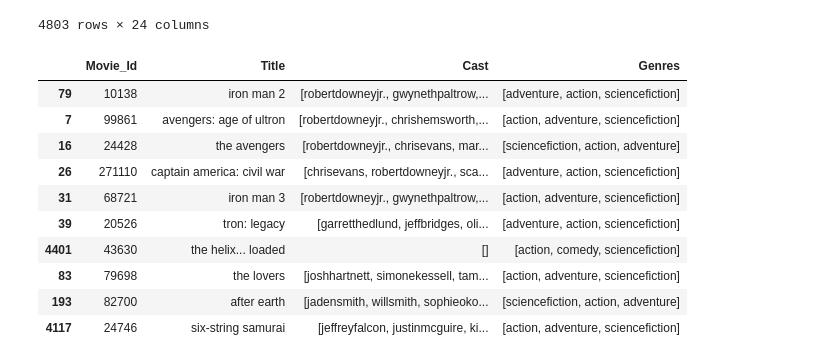
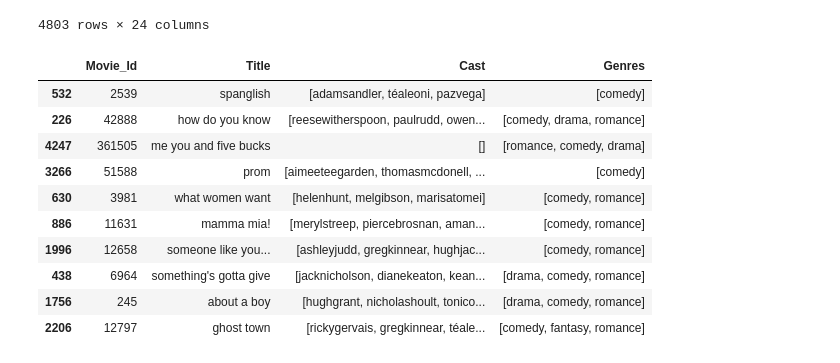
Before and after one commit to ethomps33/Final_Project, a Jupyter notebook: Resources/Movie Ratings.ipynb, the cells around one changed output. Saved outputs shown, nothing was run; the diff lists cells and outputs as text; code cells hidden in the pictures.

```diff
--- a/Resources/Movie Ratings.ipynb
+++ b/Resources/Movie Ratings.ipynb
@@ -330,18 +330,18 @@ cosine_sim2 = cosine_similarity(count_matrix, count_matrix)
 # Reset index of our main DataFrame and construct reverse mapping as before
 movie_ratings = movie_ratings.reset_index()
 indices = pd.Series(movie_ratings.index, index=movie_ratings['title_x'])
-# %%
-get_recommendations('iron man', cosine_sim2)
-# %% [output]
-|  | Movie_Id | Title | Cast | Genres |
-| 79 | 10138 | iron man 2 | [robertdowneyjr., gwynethpaltrow,... | [adventure, action, sciencefiction] |
-| 7 | 99861 | avengers: age of ultron | [robertdowneyjr., chrishemsworth,... | [action, adventure, sciencefiction] |
-| 16 | 24428 | the avengers | [robertdowneyjr., chrisevans, mar... | [sciencefiction, action, adventure] |
-| 26 | 271110 | captain america: civil war | [chrisevans, robertdowneyjr., sca... | [adventure, action, sciencefiction] |
-| 31 | 68721 | iron man 3 | [robertdowneyjr., gwynethpaltrow,... | [action, adventure, sciencefiction] |
-| 39 | 20526 | tron: legacy | [garretthedlund, jeffbridges, oli... | [adventure, action, sciencefiction] |
-| 4401 | 43630 | the helix... loaded | [] | [action, comedy, sciencefiction] |
-| 83 | 79698 | the lovers | [joshhartnett, simonekessell, tam... | [action, adventure, sciencefiction] |
-| 193 | 82700 | after earth | [jadensmith, willsmith, sophieoko... | [sciencefiction, action, adventure] |
-| 4117 | 24746 | six-string samurai | [jeffreyfalcon, justinmcguire, ki... | [action, adventure, sciencefiction] |
+# %%
+get_recommendations('as good as it gets', cosine_sim2)
+# %% [output]
+|  | Movie_Id | Title | Cast | Genres |
+| 532 | 2539 | spanglish | [adamsandler, téaleoni, pazvega] | [comedy] |
+| 226 | 42888 | how do you know | [reesewitherspoon, paulrudd, owen... | [comedy, drama, romance] |
+| 4247 | 361505 | me you and five bucks | [] | [romance, comedy, drama] |
+| 3266 | 51588 | prom | [aimeeteegarden, thomasmcdonell, ... | [comedy] |
+| 630 | 3981 | what women want | [helenhunt, melgibson, marisatomei] | [comedy, romance] |
+| 886 | 11631 | mamma mia! | [merylstreep, piercebrosnan, aman... | [comedy, romance] |
+| 1996 | 12658 | someone like you... | [ashleyjudd, gregkinnear, hughjac... | [comedy, romance] |
+| 438 | 6964 | something's gotta give | [jacknicholson, dianekeaton, kean... | [drama, comedy, romance] |
+| 1756 | 245 | about a boy | [hughgrant, nicholashoult, tonico... | [drama, comedy, romance] |
+| 2206 | 12797 | ghost town | [rickygervais, gregkinnear, téale... | [comedy, fantasy, romance] |
 # %%
```
Also changed, not shown: parts of 4 cells of this notebook, 2 other files.
